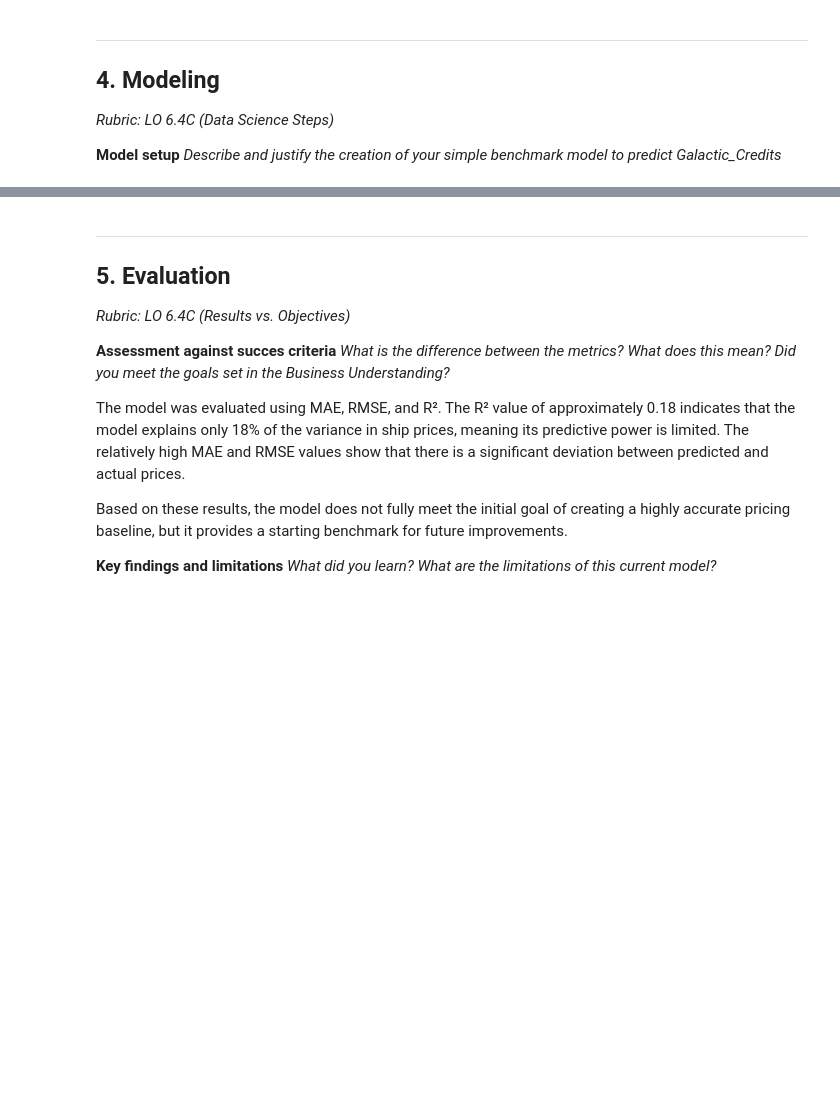
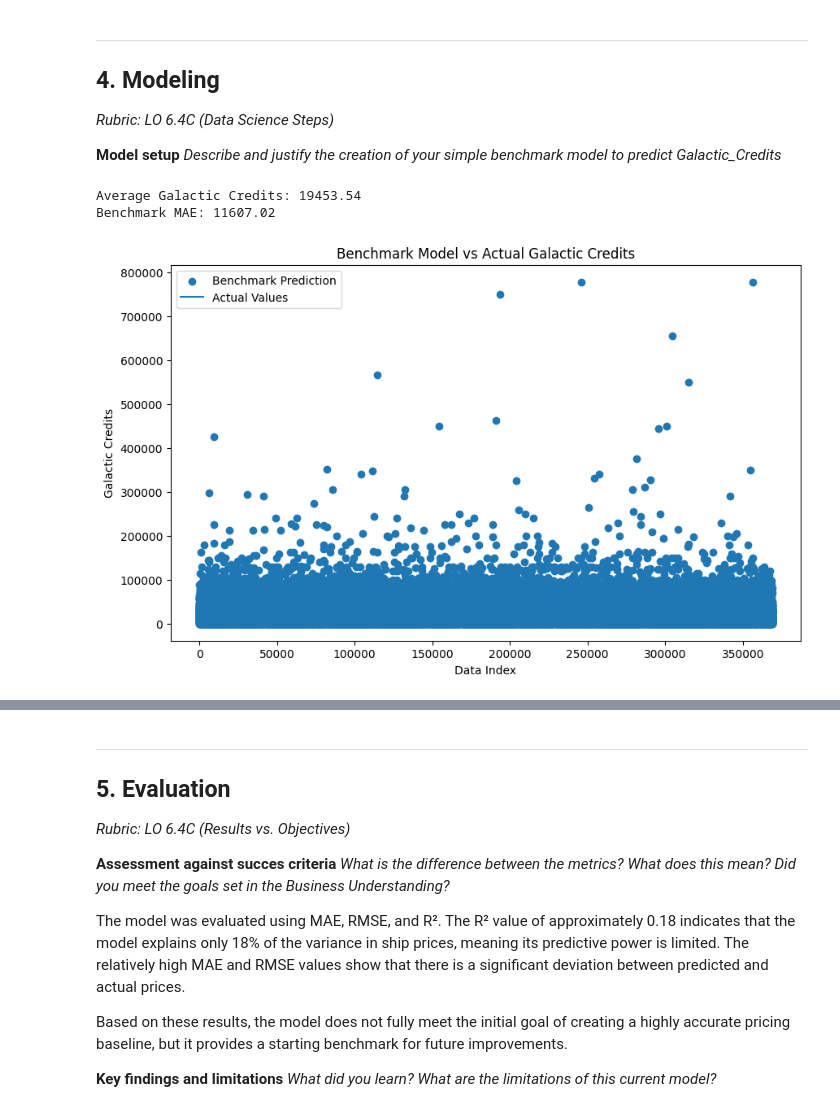
Before and after one commit to iuliabac/0329---Assignment, a Jupyter notebook: assignment_template_it1.ipynb, the cells around one changed output, grey strips where cells are left out. Cells and saved outputs as stored; diff of their text form; code cells hidden in the pictures; blank space fills up the shorter version.

Commit message:
Readded missing lines
GitHub removed some data without saying so we had to readd those

```diff
--- a/assignment_template_it1.ipynb
+++ b/assignment_template_it1.ipynb
@@ -232,6 +245,34 @@ No additional adjustments were made to the dataset beyond cleaning, preprocessin
 *Describe and justify the creation of your simple benchmark model to predict Galactic_Credits*
 # %%
 # CODE CELL: Model training and setup code
+if "Galactic_Credits" not in df.columns:
+    raise ValueError("Can't find column 'Galactic_Credits' in the .CSV.")
+
+mean_credits = df["Galactic_Credits"].mean()
+
+df["Benchmark_Prediction"] = mean_credits
+
+mae = abs(df["Galactic_Credits"] - df["Benchmark_Prediction"]).mean()
+
+print("Average Galactic Credits:", round(mean_credits, 2))
+print("Benchmark MAE:", round(mae, 2))
+
+plt.figure(figsize=(10, 6))
+
+plt.scatter(df.index, df["Galactic_Credits"])
+
+plt.plot(df.index, df["Benchmark_Prediction"])
+
+plt.title("Benchmark Model vs Actual Galactic Credits")
+plt.xlabel("Data Index")
+plt.ylabel("Galactic Credits")
+plt.legend(["Benchmark Prediction", "Actual Values"])
+
+plt.show()
+# %% [output]
+Average Galactic Credits: 19453.54
+Benchmark MAE: 11607.02
+[figure, added]
 # %% [markdown]
 **Testing and performance**
 *Describe how you tested the model and interpret the metrics. Make sure to present the metrics in a clear overview.*
```
Also changed, not shown: parts of 7 cells of this notebook.
